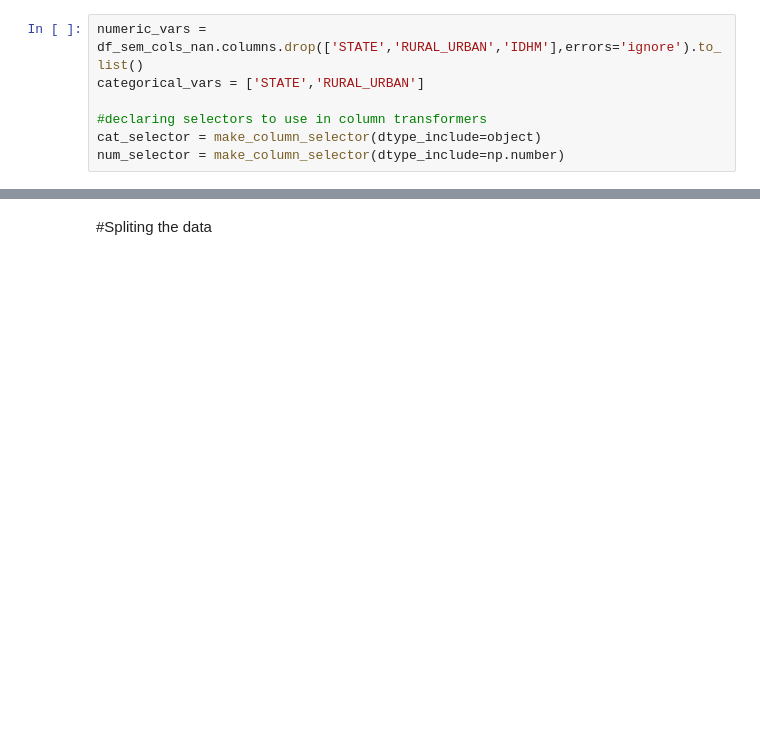
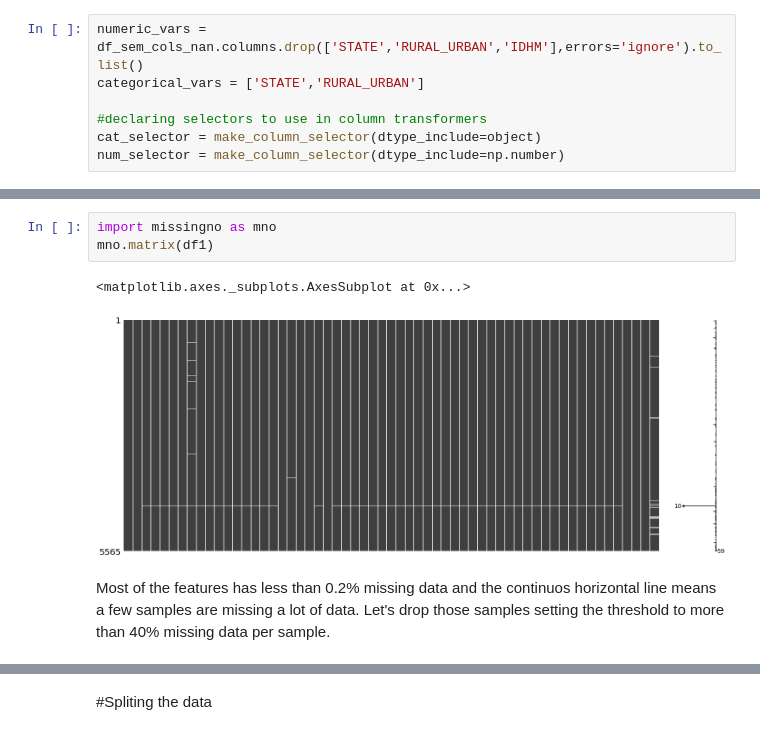
Before and after one commit to marcos-mansur/brazilian_cities_IDHM, a Jupyter notebook: Brazilian_Cities.ipynb, the cells around one changed output, grey strips where cells are left out. Cells and saved outputs as stored; diff of their text form; blank space fills up the shorter version.

```diff
--- a/Brazilian_Cities.ipynb
+++ b/Brazilian_Cities.ipynb
@@ -187,0 +219,8 @@ num_selector = make_column_selector(dtype_include=np.number)
+# %%
+import missingno as mno
+mno.matrix(df1)
+# %% [output]
+<matplotlib.axes._subplots.AxesSubplot at 0x...>
+[figure, added]
+# %% [markdown]
+Most of the features has less than 0.2% missing data and the continuos horizontal line means a few samples are missing a lot of data. Let's drop those samples setting the threshold to more than 40% missing data per sample.
```
Also changed, not shown: parts of 83 cells of this notebook.
